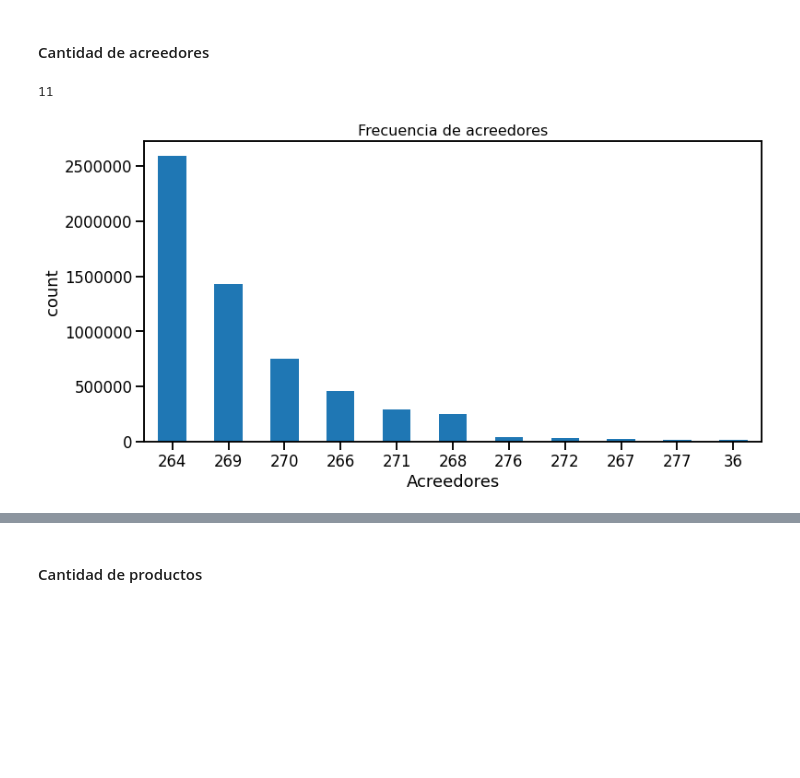
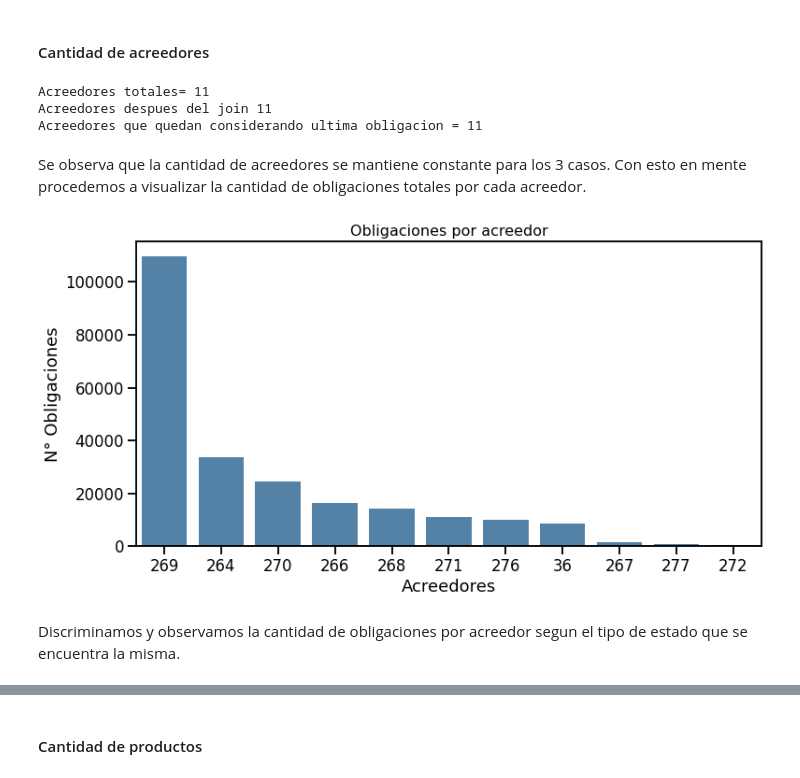
Before and after one commit to teoArganaraz/DiploDatos2022-Mentoria, a Jupyter notebook: Mentoria - Entregable 1 -Definitivo-correciones.ipynb, the cells around one changed output, grey strips where cells are left out. Saved outputs shown, nothing was run; the diff lists cells and outputs as text; code cells hidden in the pictures; blank space fills up the shorter version.

```diff
--- a/Mentoria - Entregable 1 -Definitivo-correciones.ipynb
+++ b/Mentoria - Entregable 1 -Definitivo-correciones.ipynb
@@ -5,14 +5,15 @@
 # %%
 import pandas as pd
 import csv
-import seaborn as sn
+import seaborn as sns
 import matplotlib.pyplot as plt
+from statusFixer import statusFixer
 
 #!pip install python-decouple
 #from decouple import config
 from sqlalchemy import create_engine, text
 
-sn.set_context('talk')
+sns.set_context('talk')
 # %% [markdown]
 Se leen los archivos `.csv`
 # %%
@@ -301,5 +302,5 @@ obn_id          int64
 monto_deuda    object
 dtype: object
 # %%
-#df_Montos['monto_deuda'] = pd.to_numeric(df_Montos['monto_deuda'], errors = 'raise')
-#df_Montos.dtypes
+df_Montos['monto_deuda'] = df_Montos.monto_deuda.str.replace(',','.').astype('float')
+df_Montos.dtypes
@@ -394,3 +397,7 @@ Index(['seg_id', 'prs_id', 'seg_codigo', 'hora', 'seg_usuario', 'obn_acreedor',
        'obn_interno', 'obn_producto', 'obn_cabecera', 'fecha_alta',
        'obn_estudio', 'estado', 'obn_id', 'monto_deuda'],
       dtype='object')
+# %%
+df_obn = df.drop_duplicates(subset=['obn_interno'], keep='last')
+
+df_obn
@@ -498,0 +602,16 @@ len(acciones)
+# %%
+df_obn['obn_count_estudio'] = df_obn['obn_estudio'].map(df_obn['obn_estudio'].value_counts())
+
+df_obn_filtered = df_obn[(df_obn['obn_count_estudio']>5000) ]
+
+estado_obn_estudio = pd.crosstab(df_obn_filtered['obn_estudio'],
+                                 df_obn_filtered['estado'].apply(statusFixer))
+print(estado_obn_estudio)
+
+plt.figure(num = 1, figsize = (20,10))
+sns.heatmap(estado_obn_estudio, annot=True, fmt='d', cmap = 'plasma')
+plt.xlabel('Estado Obligacion')
+plt.ylabel('ID Estudio')
+plt.title('Estado de gestiones de obligaciones de estudios con mas de 5000 obligaciones', fontsize=20)
+
+pd.options.mode.chained_assignment = None
@@ -506,17 +759,29 @@ len(obligaciones)
 # %% [markdown]
 #### Cantidad de acreedores
 # %%
-acreedores = list(set(df_2019_2022.obn_acreedor.to_list()))
-len(acreedores)
+acreedores_totales = list(set(df_2019_2022.obn_acreedor.to_list()))
+print('Acreedores totales=',len(acreedores_totales))
+
+acreedores = df.obn_acreedor.unique()
+print('Acreedores despues del join',len(acreedores))
+
+acreedores_obn = list(set(df_obn.obn_acreedor.to_list()))
+print('Acreedores que quedan considerando ultima obligacion =',len(acreedores_obn))
 # %% [output]
-11
+Acreedores totales= 11
+Acreedores despues del join 11
+Acreedores que quedan considerando ultima obligacion = 11
+# %% [markdown]
+Se observa que la cantidad de acreedores se mantiene constante para los 3 casos. Con esto en mente procedemos a visualizar la cantidad de obligaciones totales por cada acreedor.
 # %%
 plt.figure(num = 1, figsize = (12,6))
-df_2019_2022['obn_acreedor'].value_counts().plot(kind="bar")
+sns.countplot(data=df_obn, x='obn_acreedor',order = df_obn['obn_acreedor'].value_counts().index, color='steelblue')
 plt.xticks(rotation = 0)
 plt.xlabel("Acreedores")
-plt.ylabel("count")
-plt.title("Frecuencia de acreedores",fontsize = 16)
+plt.ylabel("N° Obligaciones")
+plt.title("Obligaciones por acreedor",fontsize = 16)
 plt.ticklabel_format(axis="y", style="plain")
 # %% [output]
-[figure, old version]
+[figure, new version]
+# %% [markdown]
+Discriminamos y observamos la cantidad de obligaciones por acreedor segun el tipo de estado que se encuentra la misma.
```
Also changed, not shown: parts of 131 cells of this notebook, 1 other file.
